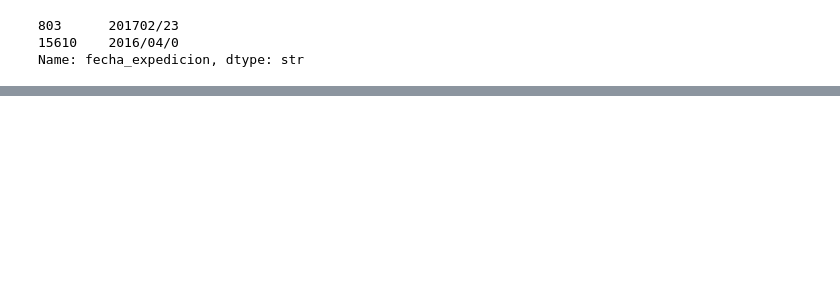
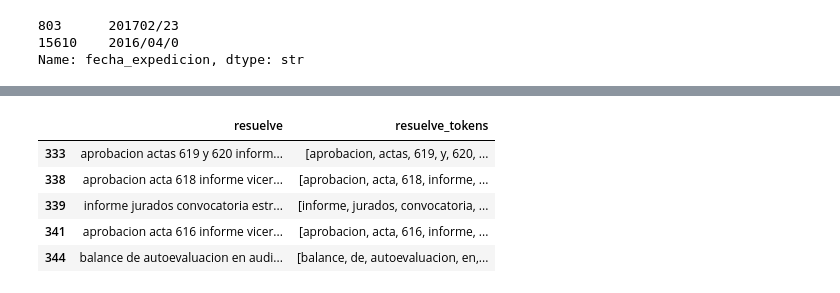
Before and after one commit to jhoanmoreno-94/Modelo_computacional, a Jupyter notebook: preprocesamiento_datos.ipynb, the cells around one changed output, grey strips where cells are left out. Drawn from its saved outputs; the diff is of its cells as text; code cells hidden in the pictures; blank space fills up the shorter version.

```diff
--- a/preprocesamiento_datos.ipynb
+++ b/preprocesamiento_datos.ipynb
@@ -158,0 +273,9 @@ dtype: int64
+# %%
+df[['resuelve', 'resuelve_tokens']].head(5)
+# %% [output]
+|  | resuelve | resuelve_tokens |
+| 333 | aprobacion actas 619 y 620 inform... | [aprobacion, actas, 619, y, 620, ... |
+| 338 | aprobacion acta 618 informe vicer... | [aprobacion, acta, 618, informe, ... |
+| 339 | informe jurados convocatoria estr... | [informe, jurados, convocatoria, ... |
+| 341 | aprobacion acta 616 informe vicer... | [aprobacion, acta, 616, informe, ... |
+| 344 | balance de autoevaluacion en audi... | [balance, de, autoevaluacion, en,... |
```
Also changed, not shown: parts of 16 cells of this notebook.
